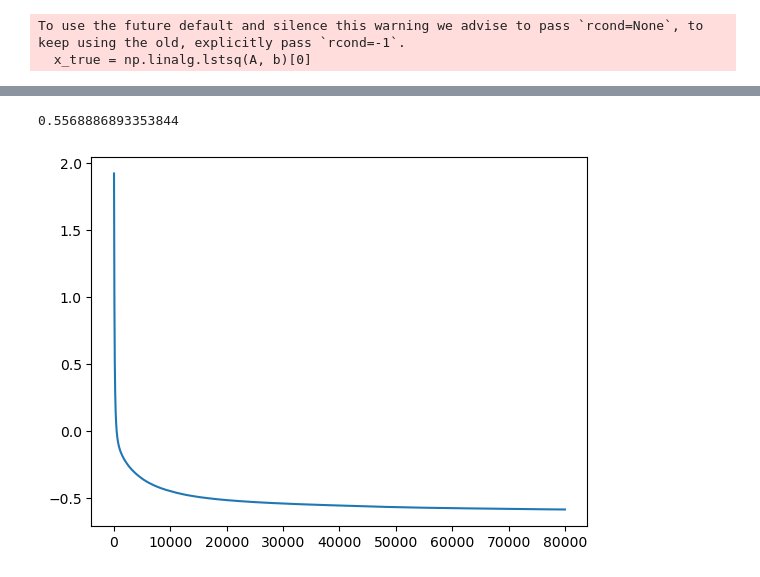
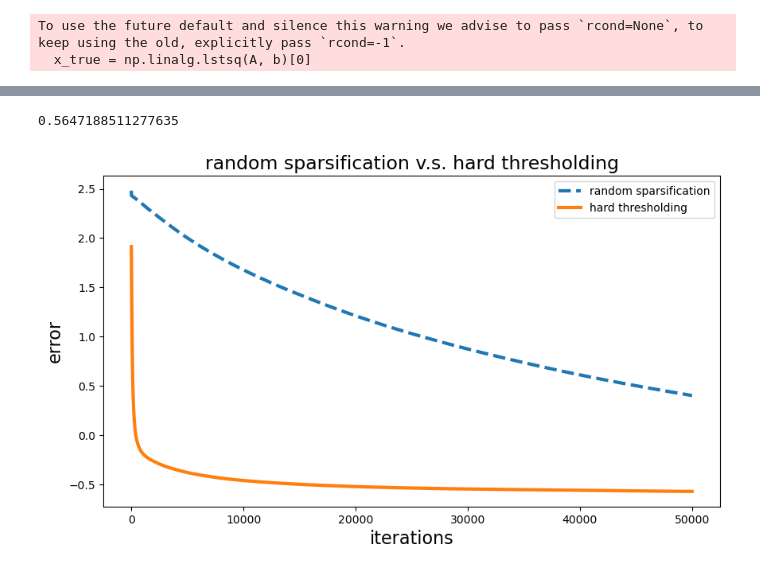
Before and after one commit to Chewwwww/rss, a Jupyter notebook: scripts/script_1.ipynb, the cells around one changed output, grey strips where cells are left out. Saved outputs shown, nothing was run; the diff lists cells and outputs as text; code cells hidden in the pictures.

```diff
--- a/scripts/script_1.ipynb
+++ b/scripts/script_1.ipynb
@@ -36,7 +36,7 @@ s = 50
 
 T = 50000
 
-err = np.zeros(T)
+err_rs = np.zeros(T)
 
 x_hat = np.random.rand(n) # for storing the sparsified iterates
 
@@ -50,7 +50,8 @@ for t in range(T):
 
     x_sol = (x_sol*t + x_hat) / (t + 1)
 
-    err[t] = np.linalg.norm(x_sol - x_true)
+    err_rs[t] = np.linalg.norm(x_sol - x_true)
 
-err[T-1]
+# output the final error
+err_rs[T-1]
 # %% [output]
@@ -66,9 +61,9 @@ plt.show()
 
 s = 50
 
-T = 80000
+T = 50000
 
-err = np.zeros(T)
+err_ht = np.zeros(T)
 
 x_hat = np.random.rand(n) # for storing the sparsified iterates
 
@@ -82,14 +77,27 @@ for t in range(T):
 
     x_sol = (x_sol*t + x_hat) / (t + 1)
 
-    err[t] = np.linalg.norm(x_sol - x_true)
+    err_ht[t] = np.linalg.norm(x_sol - x_true)
 
-err[T-1]
+# output the final error
+err_ht[T-1]
 # %% [output]
-0.5568886893353844
+0.5647188511277635
-# %%
-plt.plot(np.log(err))
-
-plt.show()
-# %% [output]
-[figure, removed]
+# %%
+fig, ax = plt.subplots(figsize = (10, 5.4))
+
+ax.plot(np.log(err_rs), label = "random sparsification", linewidth = 3, linestyle = "--")
+
+ax.plot(np.log(err_ht), label = "hard thresholding", linewidth = 3)
+
+ax.set_title("random sparsification v.s. hard thresholding", fontsize = 17)
+
+ax.set_xlabel("iterations", fontsize = 16)
+
+ax.set_ylabel("error", fontsize = 16)
+
+ax.legend()
+
+plt.savefig("script_1")
+# %% [output]
+[figure, added]
```
Also changed, not shown: parts of 2 cells of this notebook, 1 other file.
